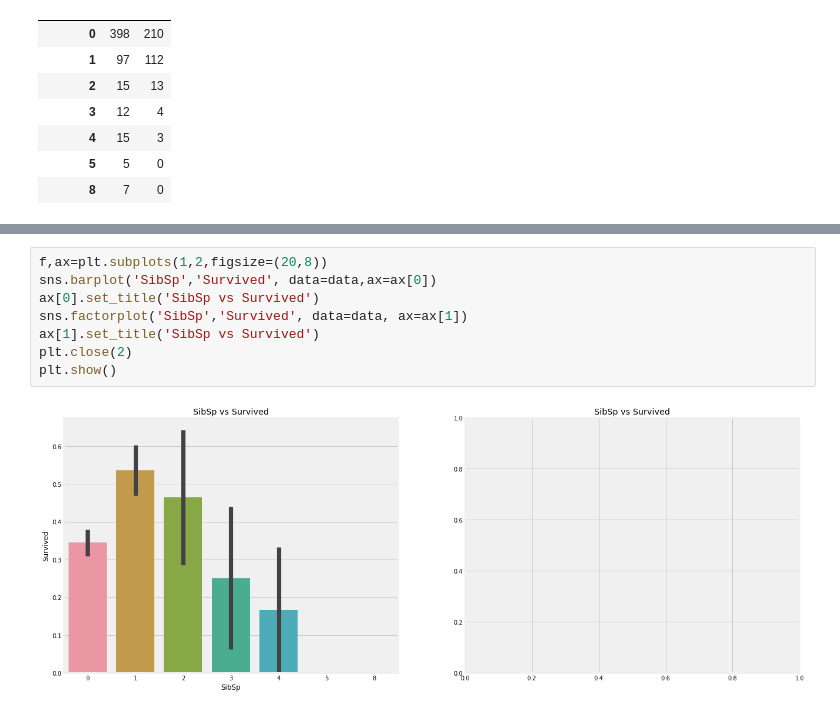
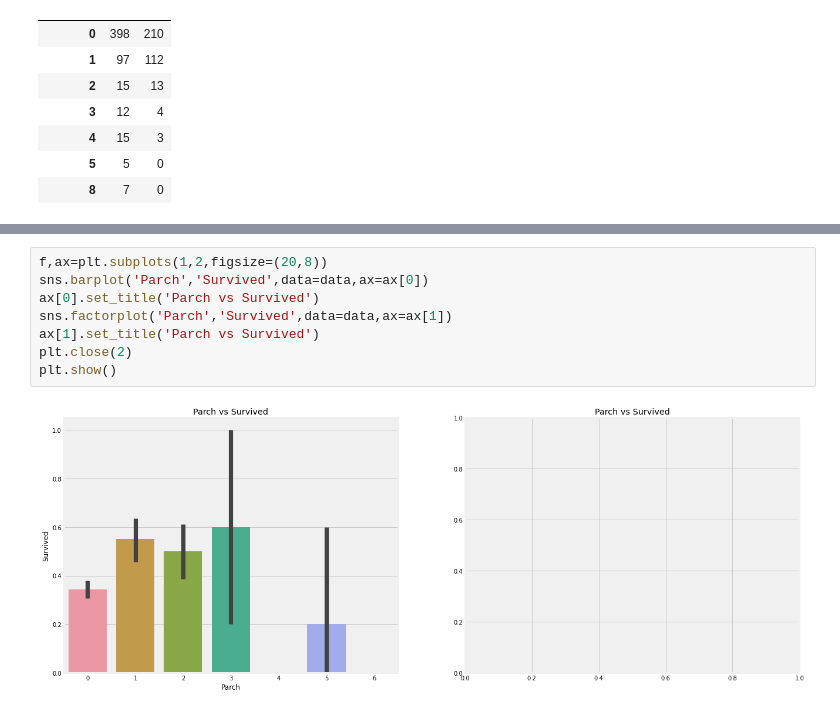
Before and after one commit to yunyunjin/Kaggle, a Jupyter notebook: eda-to-prediction-dietanic.ipynb, the cells around one changed output, grey strips where cells are left out. Cells and saved outputs as stored; diff of their text form.

```diff
--- a/eda-to-prediction-dietanic.ipynb
+++ b/eda-to-prediction-dietanic.ipynb
@@ -241,10 +253,10 @@ pd.crosstab([data.SibSp],data.Survived).style.background_gradient(cmap='summer_r
 # %%
 f,ax=plt.subplots(1,2,figsize=(20,8))
-sns.barplot('SibSp','Survived', data=data,ax=ax[0])
-ax[0].set_title('SibSp vs Survived')
-sns.factorplot('SibSp','Survived', data=data, ax=ax[1])
-ax[1].set_title('SibSp vs Survived')
+sns.barplot('Parch','Survived',data=data,ax=ax[0])
+ax[0].set_title('Parch vs Survived')
+sns.factorplot('Parch','Survived',data=data,ax=ax[1])
+ax[1].set_title('Parch vs Survived')
 plt.close(2)
 plt.show()
 # %% [output]
-[figure, old version]
+[figure, new version]
```
Also changed, not shown: parts of 6 cells of this notebook.
